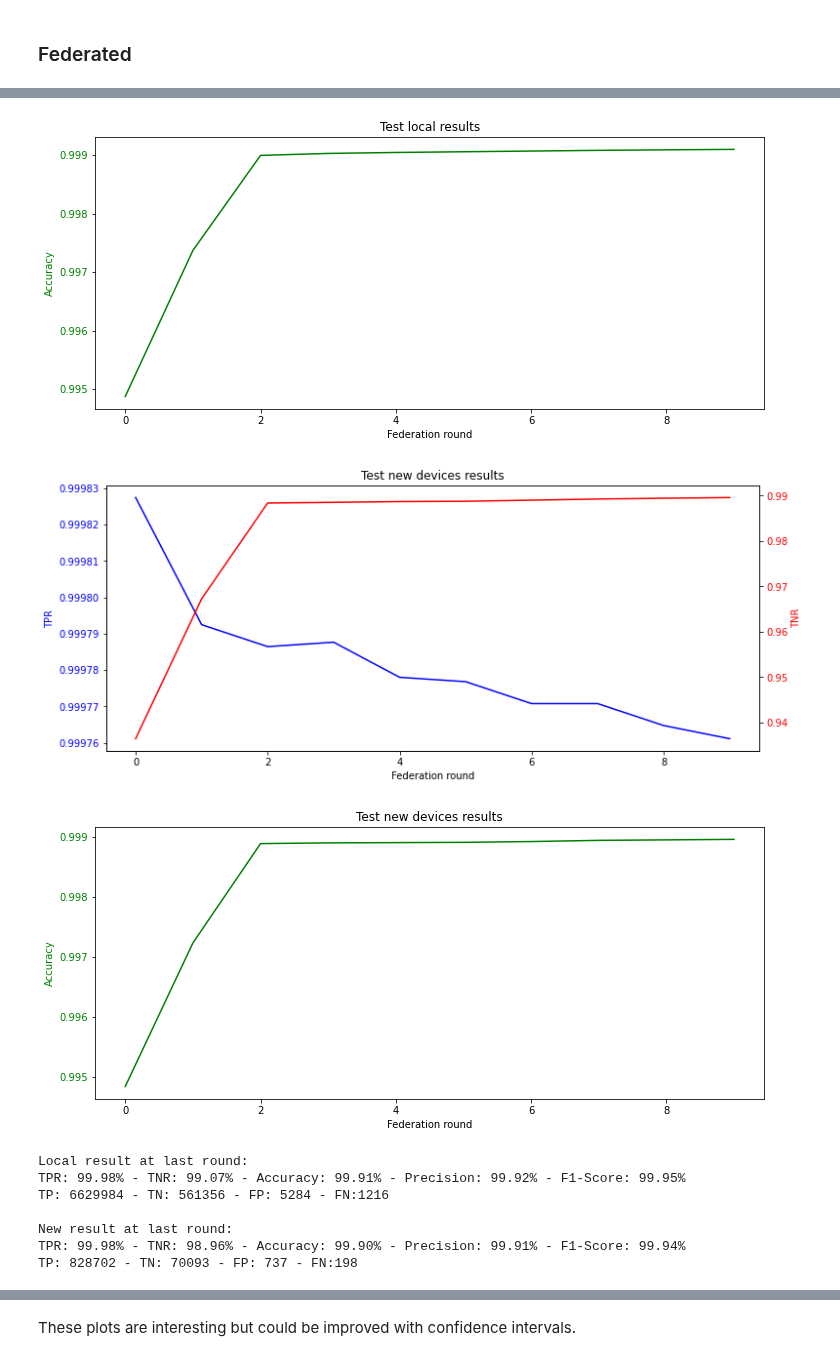
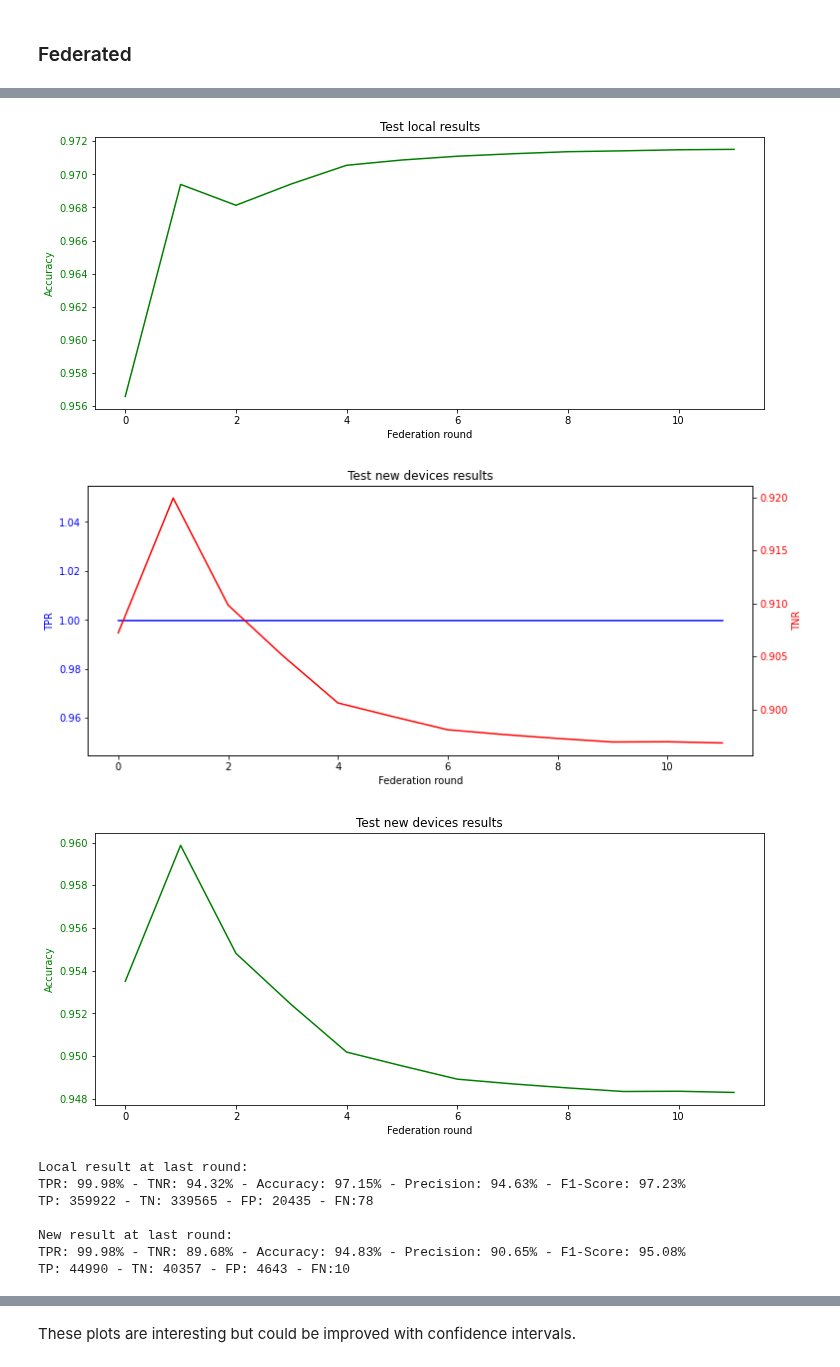
Before and after one commit to ValerianRey/fed_iot_guard, a Jupyter notebook: Test results.ipynb, the cells around one changed output, grey strips where cells are left out. Cells and saved outputs as stored; diff of their text form; code cells hidden in the pictures.

Commit message:
added some results

```diff
--- a/Test results.ipynb
+++ b/Test results.ipynb
@@ -98,7 +98,7 @@ def plot_global_thresholds(thresholds, title=''):
 # %% [markdown]
 ### Non-federated
 # %%
-path_test = 'test_results/decentralized_classifier/0,0787 5rr/'
+path_test = 'test_results/decentralized_classifier/0,95 5rr/'
 
 with open(path_test + 'local_results.json') as json_file:
     test_local_results = json.load(json_file)
@@ -125,7 +125,7 @@ TP: 6612564 - TN: 535920 - FP: 30720 - FN:18636
 # %% [markdown]
 ### Federated
 # %%
-path_test = 'test_results/decentralized_classifier_fedavg/0,0787 5rr/'
+path_test = 'test_results/decentralized_autoencoder_fedsgd/0,5 5rr/'
 
 with open(path_test + 'local_results.json') as json_file:
     test_local_results = json.load(json_file)
@@ -161,10 +161,10 @@ except:
-[figure, old version]
+[figure, new version]
-[figure, old version]
+[figure, new version]
-[figure, old version]
+[figure, new version]
 Local result at last round:
-TPR: 99.98% - TNR: 99.07% - Accuracy: 99.91% - Precision: 99.92% - F1-Score: 99.95%
-TP: 6629984 - TN: 561356 - FP: 5284 - FN:1216
+TPR: 99.98% - TNR: 94.32% - Accuracy: 97.15% - Precision: 94.63% - F1-Score: 97.23%
+TP: 359922 - TN: 339565 - FP: 20435 - FN:78
 
 New result at last round:
-TPR: 99.98% - TNR: 98.96% - Accuracy: 99.90% - Precision: 99.91% - F1-Score: 99.94%
-TP: 828702 - TN: 70093 - FP: 737 - FN:198
+TPR: 99.98% - TNR: 89.68% - Accuracy: 94.83% - Precision: 90.65% - F1-Score: 95.08%
+TP: 44990 - TN: 40357 - FP: 4643 - FN:10
```
Also changed, not shown: parts of 2 cells of this notebook, 6 other files.
